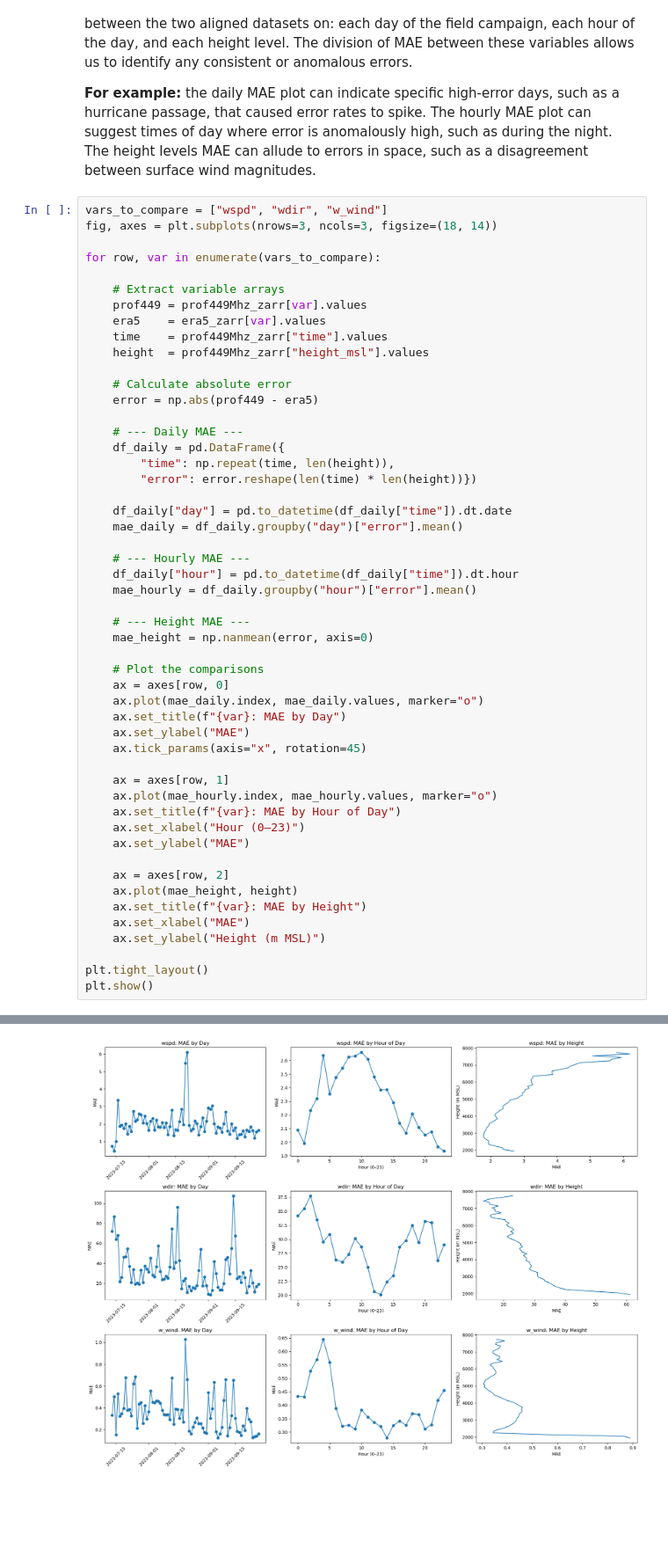
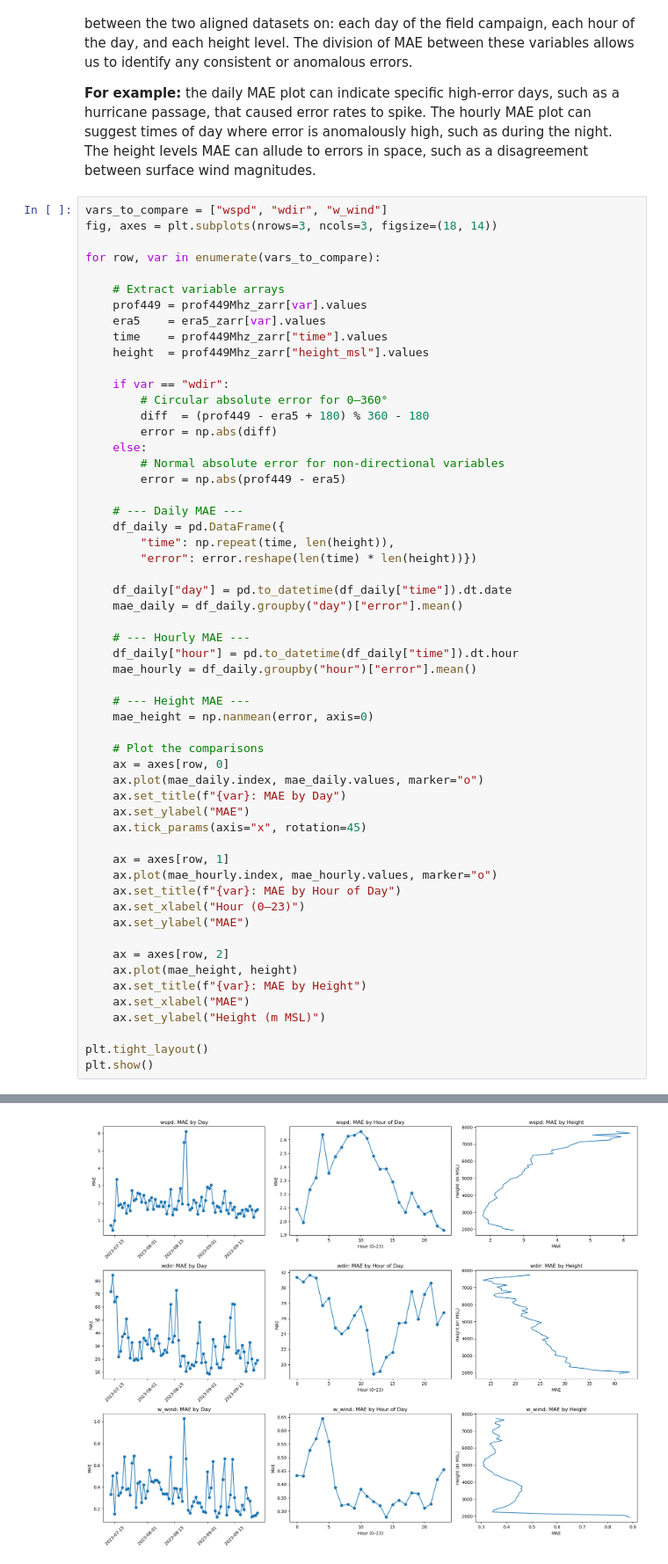
Before and after one commit to myasea8/gdex_eol, a Jupyter notebook: 02_data-comparison.ipynb, the cells around one changed output, grey strips where cells are left out. Shown at 88% size. Drawn from its saved outputs; the diff is of its cells as text; blank space fills up the shorter version.

```diff
--- a/02_data-comparison.ipynb
+++ b/02_data-comparison.ipynb
@@ -116,8 +116,13 @@ for row, var in enumerate(vars_to_compare):
     time    = prof449Mhz_zarr["time"].values
     height  = prof449Mhz_zarr["height_msl"].values
 
-    # Calculate absolute error
-    error = np.abs(prof449 - era5)
+    if var == "wdir":
+        # Circular absolute error for 0–360°
+        diff  = (prof449 - era5 + 180) % 360 - 180
+        error = np.abs(diff)
+    else:
+        # Normal absolute error for non-directional variables
+        error = np.abs(prof449 - era5)
 
     # --- Daily MAE ---
     df_daily = pd.DataFrame({
@@ -210,3 +164,3 @@ Name: error, dtype: float64
-[figure, old version]
+[figure, new version]
 # %% [markdown]
 **Wind Speed MAE:**
```
Also changed, not shown: parts of 3 cells of this notebook.
